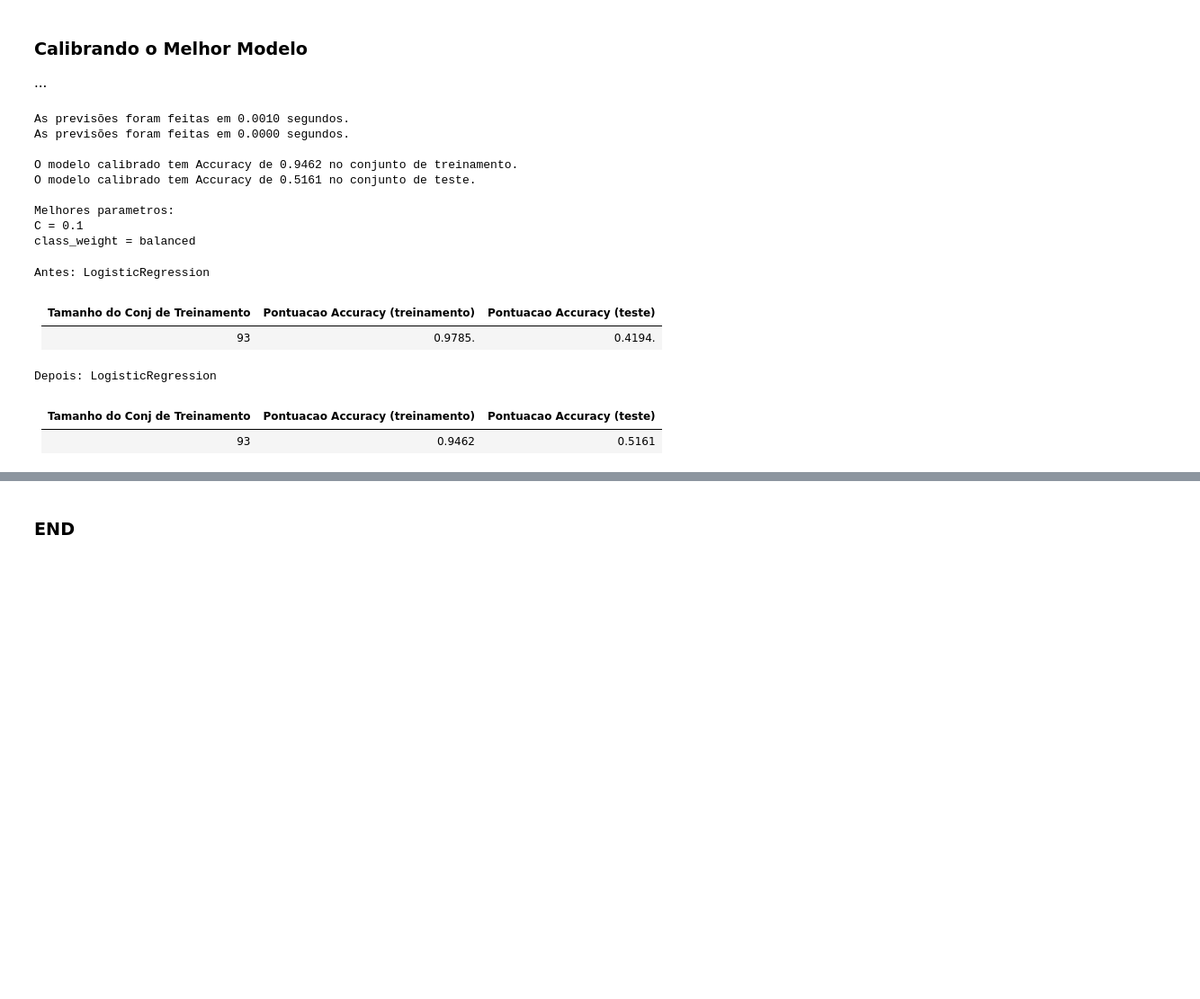
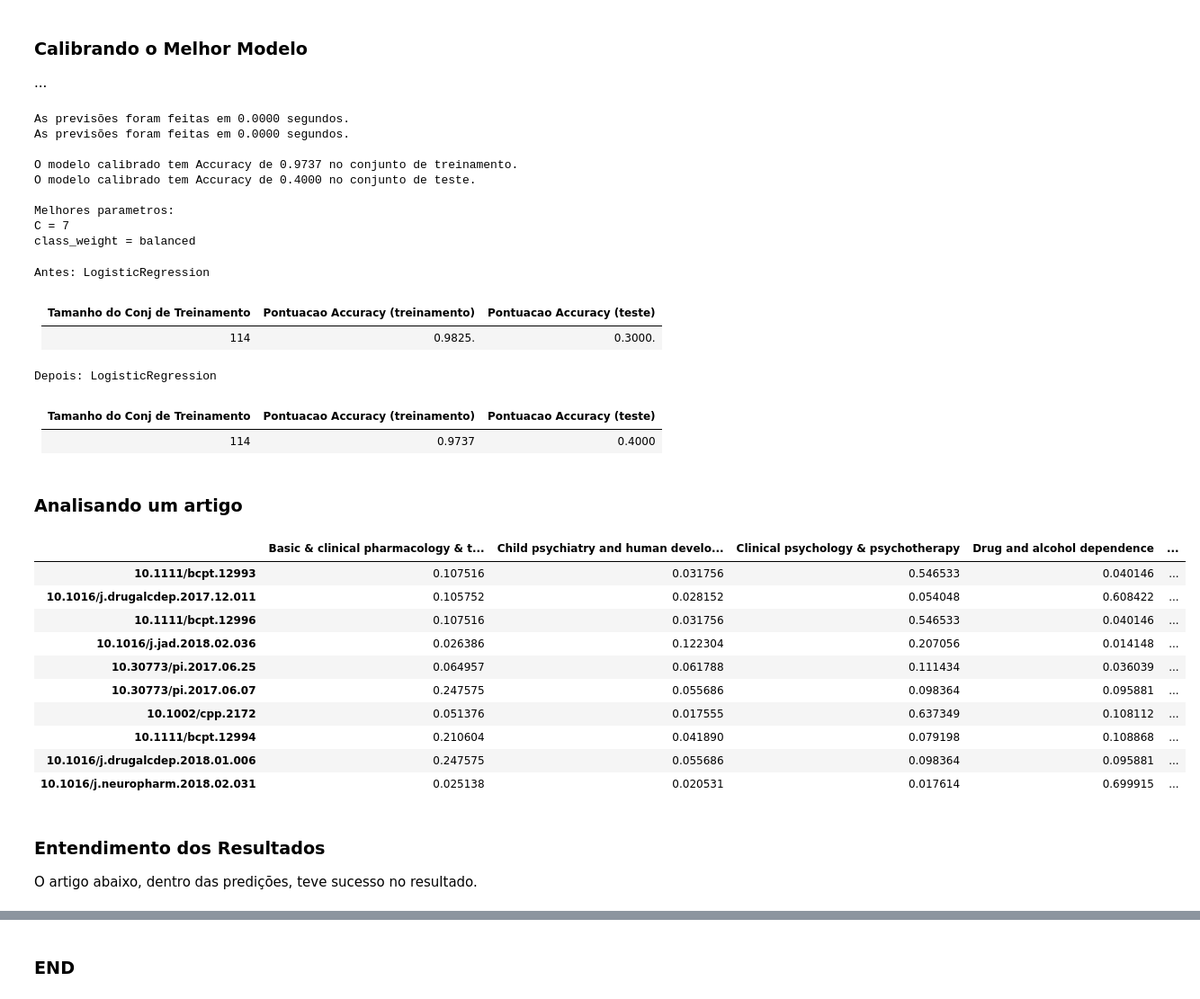
Before and after one commit to paulohecosta/papers_abstract_analysis, a Jupyter notebook: papers_abstract_analysis.ipynb, the cells around one changed output, grey strips where cells are left out. Shown at 90% size. Saved outputs shown, nothing was run; the diff lists cells and outputs as text; code cells hidden in the pictures; blank space fills up the shorter version.

```diff
--- a/papers_abstract_analysis.ipynb
+++ b/papers_abstract_analysis.ipynb
@@ -80,8 +80,13 @@ n_features = len(df.columns) - 1
 print "Número total de artigos: {}".format(n_articles)
 print "Número de atributos: {}\n".format(n_features)
 
+current_columns = []
+
 for index, row in (df.groupby(['.JOURNAL']).count()).iterrows():
+    current_columns.append(index)
     print index, row[0]
+
+result_df = pd.DataFrame(columns=current_columns)
 # %% [output]
 Número total de artigos: 124
 Número de atributos: 491
@@ -127,8 +132,8 @@ Embaralhar aleatoriamente os dados (X_all, y_all) em subconjuntos de treinamento
 # Importar divisor de amostra
 from sklearn.cross_validation import train_test_split
 
-# 25% para teste
-num_test = 0.25
+# teste
+num_test = 10
 custom_random_state = 32
 
 # Emabaralhe e distribua o conjunto de dados de acordo com o número de pontos de treinamento e teste abaixo
@@ -309,9 +314,9 @@ from sklearn.metrics import fbeta_score, make_scorer
 X_train_cv, X_test_cv, y_train_cv, y_test_cv = train_test_split(X_all, y_all, test_size=num_test, random_state=custom_random_state)
 
 # TODO: Crie a lista de parâmetros que você gostaria de calibrar
-C = [0.001, 0.01, 0.1, 1, 10, 100, 1000]
+C = range(1, 10)
 class_weight = ['balanced', None]
-parameters = {'C': C,
+parameters = {'C': max_depth,
               'class_weight': class_weight}
 
 # TODO: Inicialize o classificador
@@ -343,27 +348,53 @@ df_tuned = dfs[0].copy()
 df_tuned.loc[:, col_4] = tuned_f1_train
 df_tuned.loc[:, col_5] = tuned_f1_test
 # %% [output]
-As previsões foram feitas em 0.0010 segundos.
+As previsões foram feitas em 0.0000 segundos.
 As previsões foram feitas em 0.0000 segundos.
 
-O modelo calibrado tem Accuracy de 0.9462 no conjunto de treinamento.
-O modelo calibrado tem Accuracy de 0.5161 no conjunto de teste.
+O modelo calibrado tem Accuracy de 0.9737 no conjunto de treinamento.
+O modelo calibrado tem Accuracy de 0.4000 no conjunto de teste.
 
 Melhores parametros:
-C = 0.1
+C = 7
 class_weight = balanced
 # %%
-print '\033[1m' + '\033[4m' + "\nAntes: " + clfs[0].__class__.__name__ + '\033[0m'
-pandas_df_to_markdown_table(dfs[0].loc[:,[col_1, col_4, col_5]])
+print '\033[1m' + '\033[4m' + "\nAntes: " + clf.__class__.__name__ + '\033[0m'
+pandas_df_to_markdown_table(dfs[1].loc[:,[col_1, col_4, col_5]])
 
-print '\033[1m' + '\033[4m' + "\nDepois: " + clfs[0].__class__.__name__ + '\033[0m'
+print '\033[1m' + '\033[4m' + "\nDepois: " + clf.__class__.__name__ + '\033[0m'
 pandas_df_to_markdown_table(df_tuned.loc[:,[col_1, col_4, col_5]])
 # %% [output]
 Antes: LogisticRegression
 Tamanho do Conj de Treinamento|Pontuacao Accuracy (treinamento)|Pontuacao Accuracy (teste)
 ---|---|---
-93|0.9785.|0.4194.
+114|0.9825.|0.3000.
 Depois: LogisticRegression
 Tamanho do Conj de Treinamento|Pontuacao Accuracy (treinamento)|Pontuacao Accuracy (teste)
 ---|---|---
-93|0.9462|0.5161
+114|0.9737|0.4000
+# %% [markdown]
+### Analisando um artigo
+# %%
+preds = clf.predict_proba(X_test)
+
+for i, x in enumerate(preds):
+    for r, y in enumerate(result_df.columns):
+        result_df.loc[X_test.index[i], result_df.columns[r]] = preds[i][r]
+
+display(result_df)
+# %% [output]
+|  | Basic & clinical pharmacology & t... | Child psychiatry and human develo... | Clinical psychology & psychotherapy | Drug and alcohol dependence | ... |
+| 10.1111/bcpt.12993 | 0.107516 | 0.031756 | 0.546533 | 0.040146 | ... |
+| 10.1016/j.drugalcdep.2017.12.011 | 0.105752 | 0.028152 | 0.054048 | 0.608422 | ... |
+| 10.1111/bcpt.12996 | 0.107516 | 0.031756 | 0.546533 | 0.040146 | ... |
+| 10.1016/j.jad.2018.02.036 | 0.026386 | 0.122304 | 0.207056 | 0.014148 | ... |
+| 10.30773/pi.2017.06.25 | 0.064957 | 0.061788 | 0.111434 | 0.036039 | ... |
+| 10.30773/pi.2017.06.07 | 0.247575 | 0.055686 | 0.098364 | 0.095881 | ... |
+| 10.1002/cpp.2172 | 0.051376 | 0.017555 | 0.637349 | 0.108112 | ... |
+| 10.1111/bcpt.12994 | 0.210604 | 0.041890 | 0.079198 | 0.108868 | ... |
+| 10.1016/j.drugalcdep.2018.01.006 | 0.247575 | 0.055686 | 0.098364 | 0.095881 | ... |
+| 10.1016/j.neuropharm.2018.02.031 | 0.025138 | 0.020531 | 0.017614 | 0.699915 | ... |
+# %% [markdown]
+### Entendimento dos Resultados
+
+O artigo abaixo, dentro das predições, teve sucesso no resultado.
```
Also changed, not shown: parts of 11 cells of this notebook.
